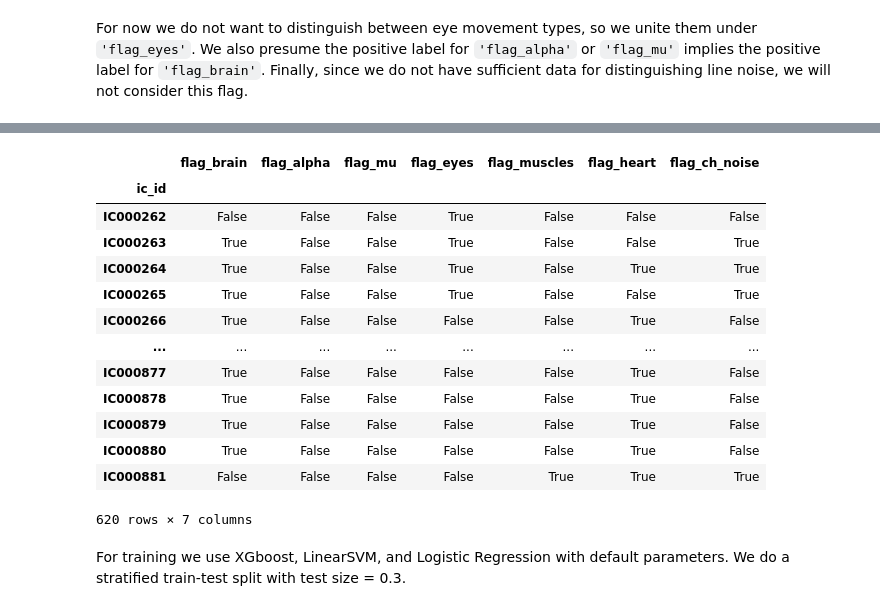
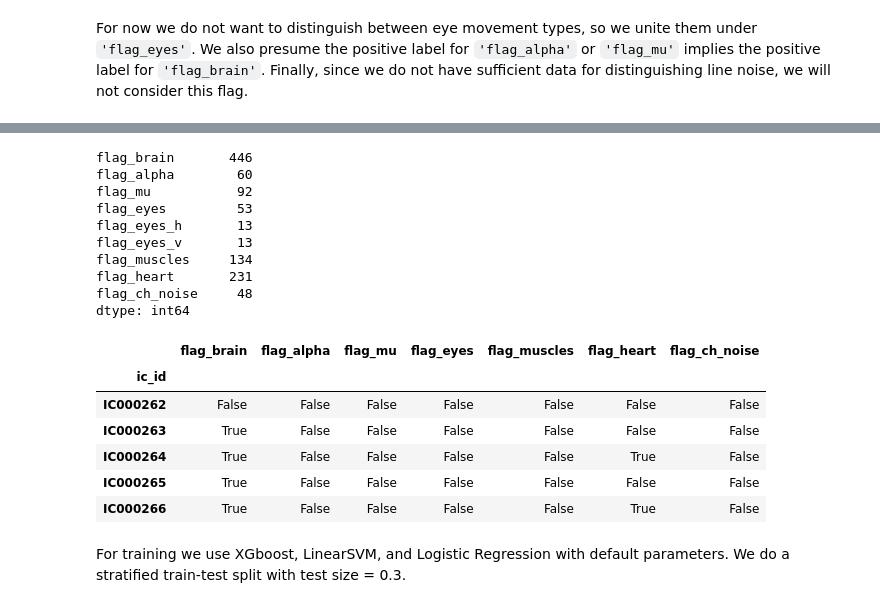
Before and after one commit to ledovsky/alice-eeg-ml, a Jupyter notebook: Basic Pipeline.ipynb, the cells around one changed output, grey strips where cells are left out. Cells and saved outputs as stored; diff of their text form; code cells hidden in the pictures.

```diff
--- a/Basic Pipeline.ipynb
+++ b/Basic Pipeline.ipynb
@@ -63,9 +65,8 @@ get_target_distribution(raw_annotations)
 For now we do not want to distinguish between eye movement types, so we unite them under `'flag_eyes'`. We also presume the positive label for `'flag_alpha'` or `'flag_mu'` implies the positive label for `'flag_brain'`. Finally, since we do not have sufficient data for distinguishing line noise, we will not consider this flag.
 # %%
 def propogate_labels(annotations):
-    return annotations.assign(flag_eyes=annotations[['flag_eyes', 'flag_eyes_h', 'flag_eyes_v']].any(axis=1),
-                              flag_brain=annotations[['flag_brain', 'flag_alpha', 'flag_mu']].any(axis=1)) \
-                      .drop(columns=['flag_eyes_v', 'flag_eyes_h', 'flag_line_noise'])
+    return annotations.assign(flag_brain=annotations[['flag_brain', 'flag_alpha', 'flag_mu']].any(axis=1)) \
+                      .drop(columns=['flag_line_noise'])
 
 annotations = propogate_labels(raw_annotations)
 get_target_distribution(annotations)
@@ -88,24 +89,30 @@ In order to get binary labels we apply threshold to these averages. Threshold va
 # %%
 from data import build_target_df
+targets = build_target_df(annotations, weights='uniform', strategy='mean', threshold=0.33)
 
-targets = build_target_df(annotations, strategy='mean', threshold=[1, .5, .5, .5, 1, .5, .5])
-targets = targets.loc[:, targets.any(axis=0) & ~targets.all(axis=0)]
-targets
+targets[['flag_alpha', 'flag_mu', 'flag_heart']] = build_target_df(annotations, ['flag_alpha', 'flag_mu', 'flag_heart'], strategy='majority')
+
+print(targets.sum())
+targets = targets.loc[:, (targets.mean(axis=0) > 0.05) & (targets.all(axis=0) < 0.95)]
+targets.head()
 # %% [output]
+flag_brain       446
+flag_alpha        60
+flag_mu           92
+flag_eyes         53
+flag_eyes_h       13
+flag_eyes_v       13
+flag_muscles     134
+flag_heart       231
+flag_ch_noise     48
+dtype: int64
 |  | flag_brain | flag_alpha | flag_mu | flag_eyes | flag_muscles | flag_heart | flag_ch_noise |
 | ic_id |  |  |  |  |  |  |  |
-| IC000262 | False | False | False | True | False | False | False |
-| IC000263 | True | False | False | True | False | False | True |
-| IC000264 | True | False | False | True | False | True | True |
-| IC000265 | True | False | False | True | False | False | True |
+| IC000262 | False | False | False | False | False | False | False |
+| IC000263 | True | False | False | False | False | False | False |
+| IC000264 | True | False | False | False | False | True | False |
+| IC000265 | True | False | False | False | False | False | False |
 | IC000266 | True | False | False | False | False | True | False |
-| ... | ... | ... | ... | ... | ... | ... | ... |
-| IC000877 | True | False | False | False | False | True | False |
-| IC000878 | True | False | False | False | False | True | False |
-| IC000879 | True | False | False | False | False | True | False |
-| IC000880 | True | False | False | False | False | True | False |
-| IC000881 | False | False | False | False | True | True | True |
-620 rows × 7 columns
 # %% [markdown]
 For training we use XGboost, LinearSVM, and Logistic Regression with default parameters. We do a stratified train-test split with test size = 0.3.
 # %%
```
Also changed, not shown: parts of 18 cells of this notebook, 1 other file.
